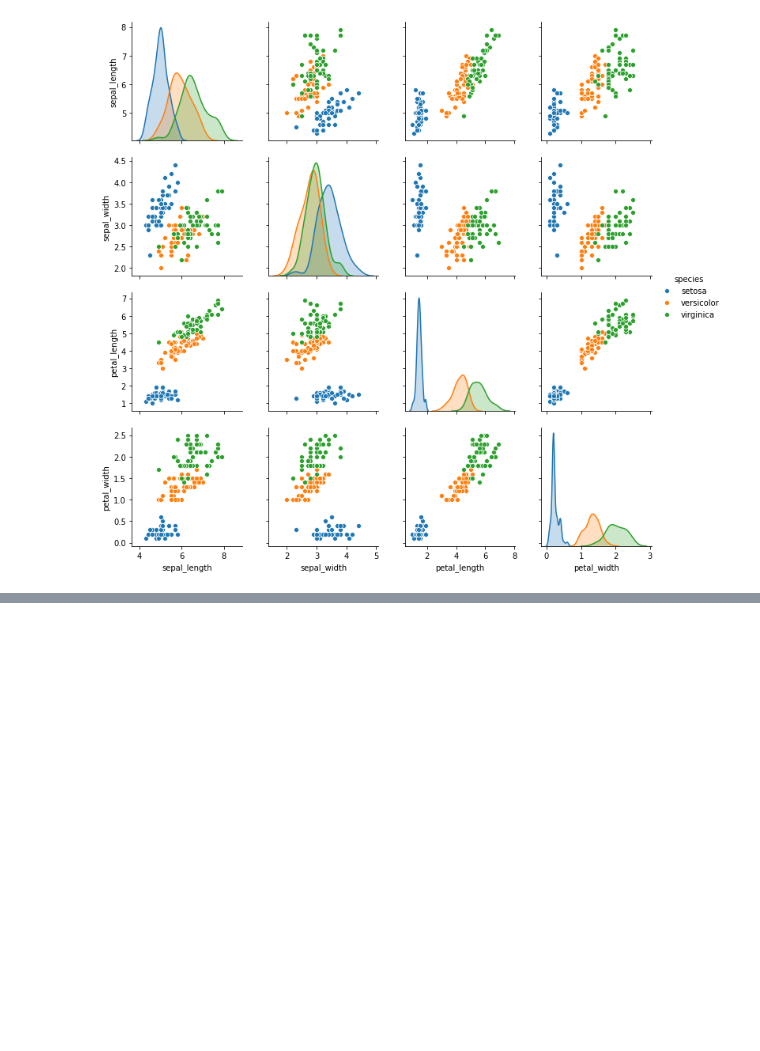
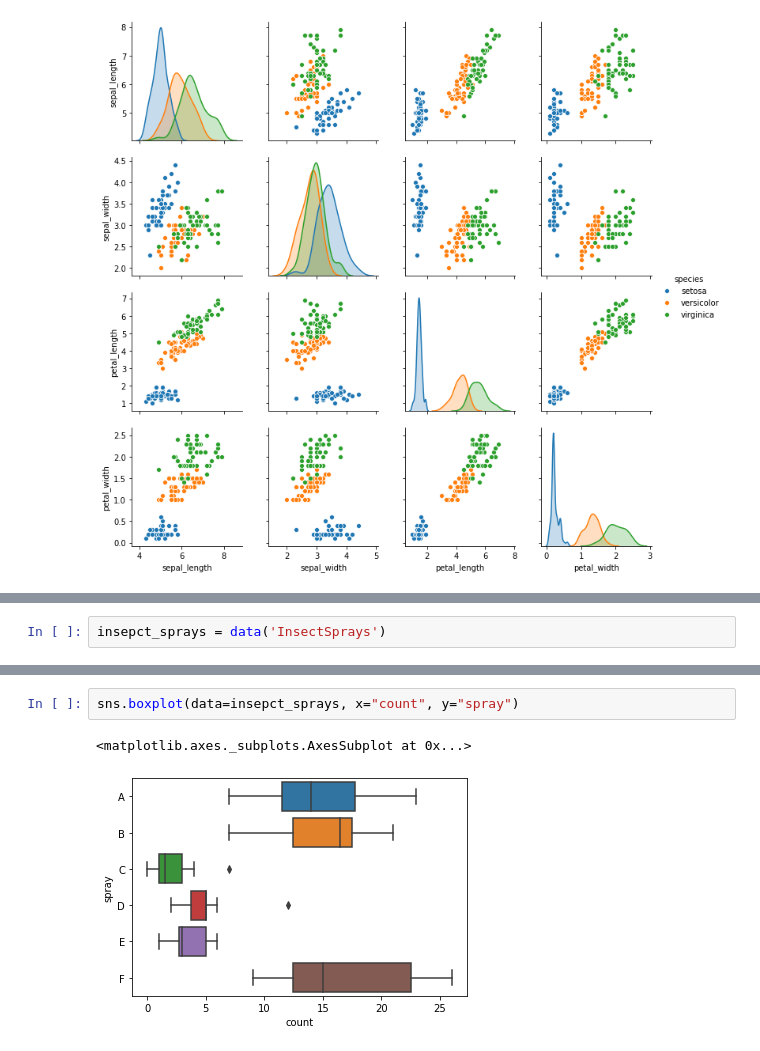
Before and after one commit to yvonneking1/python-exercises, a Jupyter notebook: 4.8.5_seaborn_exercises.ipynb, the cells around one changed output, grey strips where cells are left out. Cells and saved outputs as stored; diff of their text form; blank space fills up the shorter version.

```diff
--- a/4.8.5_seaborn_exercises.ipynb
+++ b/4.8.5_seaborn_exercises.ipynb
@@ -48,0 +90,2 @@ sns.pairplot(iris, hue="species")
+# %%
+insepct_sprays = data('InsectSprays')
@@ -48,0 +101,5 @@ sns.pairplot(iris, hue="species")
+# %%
+sns.boxplot(data=insepct_sprays, x="count", y="spray")
+# %% [output]
+<matplotlib.axes._subplots.AxesSubplot at 0x...>
+[figure, added]
```
Also changed, not shown: parts of 28 cells of this notebook.
